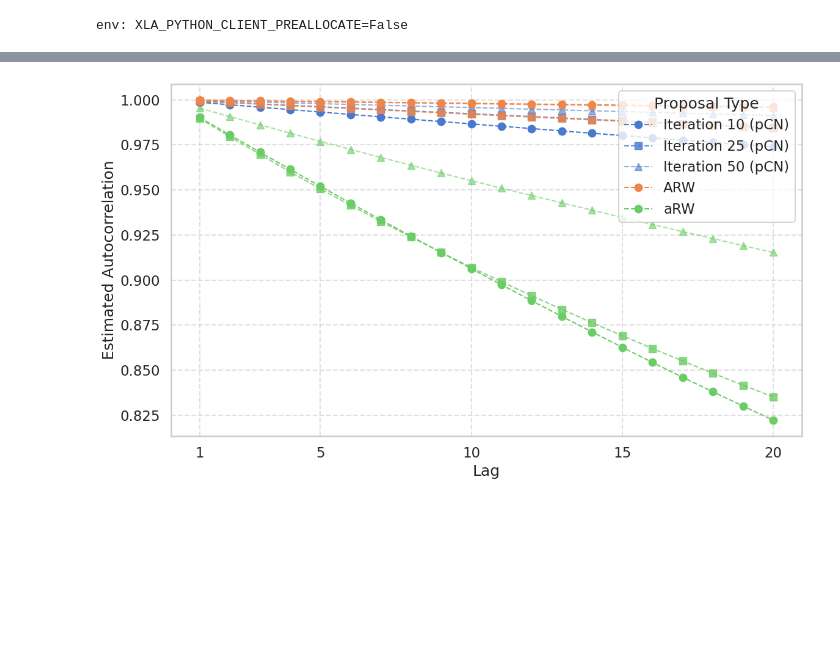
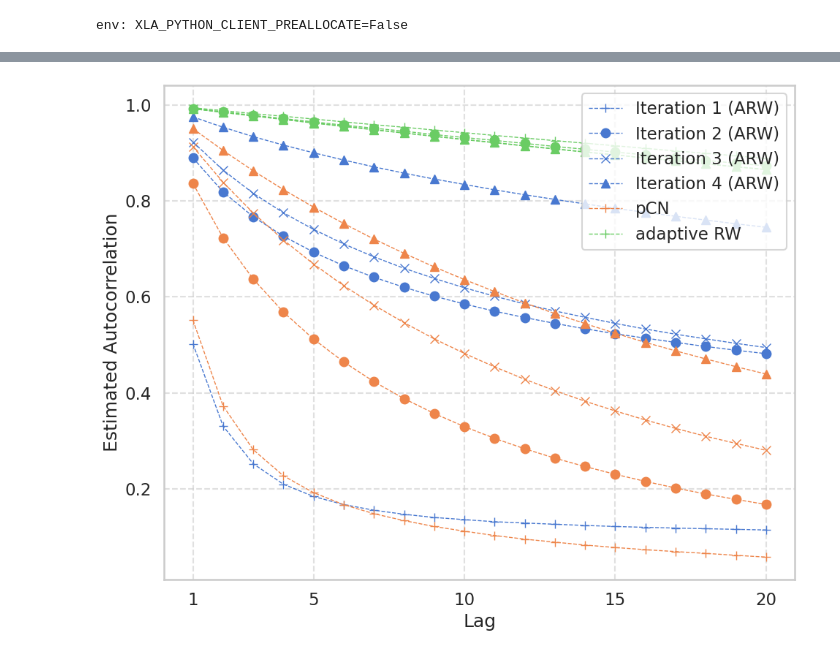
Before and after one commit to ylefay/adaptive_smc_tempering, a Jupyter notebook: adaptive_smc/experiments_bis/comparison/logistic_regression/Sonar/ACF.ipynb, the cells around one changed output, grey strips where cells are left out. Drawn from its saved outputs; the diff is of its cells as text; code cells hidden in the pictures; blank space fills up the shorter version.

```diff
--- a/adaptive_smc/experiments_bis/comparison/logistic_regression/Sonar/ACF.ipynb
+++ b/adaptive_smc/experiments_bis/comparison/logistic_regression/Sonar/ACF.ipynb
@@ -39,9 +48,12 @@ PKLs_titles[1]
 # %%
-import matplotlib.pyplot as plt
-import numpy as np
+"""
+Only if ~MARGINAL.
+"""
+max_lag = 10
 
 colors = ["blue", "orange", "green"]
-alphas = [1., 0.5, 0.25]
+ls = ["--", "-.", ":"]
+alphas = [1., 0.5]
 component_idx = 2
 
 plt.figure(figsize=(12, 7))
@@ -49,21 +61,22 @@ plt.figure(figsize=(12, 7))
 for p_idx, proposal in enumerate(idx_proposal):
     max_temp_idx = min(12, max([jnp.min(jnp.argwhere(PKLs[idx]['res'][6] == 1), axis=0)[1] for idx in idx_proposal[proposal]]))
     samples = jnp.concatenate([PKLs[idx]['res'][0][:,:,0, ..., component_idx, jnp.newaxis] for idx in idx_proposal[proposal]], axis=0)
-    acfs = acf2(samples)[..., 0, 0]
-    for idx_it, it in enumerate([1, 5, 10]):
+    acfs = correct_acf(samples, max_lag)[..., 0, 0]
+    for idx_it, it in enumerate([1, 5]):
         marker = ['o', 's', '^'][idx_it % 3]  # Use different markers for clarity
-        plt.plot(np.arange(1, 21), acfs[:, it],
+        plt.plot(np.arange(1, max_lag+1), acfs[:, it],
                  marker=marker,
                  label=f"Iteration {it} ({proposal})" if p_idx == 0 else f"{proposal}" if idx_it==0 else None,
                  color=colors[p_idx],
                  alpha=alphas[idx_it],
+                 linestyle=ls[idx_it],
                  linewidth=1.5)
 
 # Beautify plot
 plt.xlabel("Lag", fontsize=12)
 plt.ylabel("Estimated Autocorrelation", fontsize=12)
 #plt.title("Autocorrelation Function by Proposal and Iteration", fontsize=13)
-plt.xticks(ticks=np.arange(1, 20, 1))  # Only integer x-ticks
+plt.xticks(ticks=np.arange(1, max_lag+1, 1))  # Only integer x-ticks
 plt.grid(True, linestyle='--', alpha=0.6)
 plt.legend(fontsize=10, loc='upper right')
 plt.tight_layout()
@@ -89,57 +89,63 @@ for proposal in idx_proposal:
             print(idx)
             print(PKL_titles[idx])
 # %%
-import matplotlib.pyplot as plt
-import seaborn as sns
-import numpy as np
-
 LAG = 20 # from 1 to 20
 xticks = np.arange(1, LAG+1)
 display_x_ticks = np.concatenate([[1], np.arange(5, LAG+1, 5)])
 
-# if there are too many dimension, we can restrict the samples to the marginal of the component of interest,
+# if there are too many dimension, we can restrict the samples
+# to the marginal of the component of interest,
 # and compute the acf for the marginal samplers
-MARGINAL = True
+
+MARGINAL_ACF = True
+MARGINAL_ACF += LOAD_MARGINAL
+ACF_COMPONENT_IDX = 1
+
+if ACF_COMPONENT_IDX != LOAD_COMPONENT_IDX and LOAD_MARGINAL:
+    raise Exception("You cannot compute the ACF on a discarded component")
+
+
 
 # Match Seaborn style
 sns.set(style='whitegrid', context='talk', palette='muted')
 
 colors = sns.color_palette('muted')[:3]
-alphas = [1., 0.8, 0.6]
-component_idx = 5
+alphas = [1.0, 1.0, 1.0, 1.0]
 
-
-plt.figure(figsize=(12, 7))
+plt.figure(figsize=(10, 8))
 
 for p_idx, proposal in enumerate(idx_proposal):
-    if MARGINAL:
+    if MARGINAL_ACF and not LOAD_MARGINAL:
         samples = jnp.concatenate([PKLs[idx]['res'][0][:,:,0, ..., component_idx, jnp.newaxis] for idx in idx_proposal[proposal]], axis=0) # tricks to avoid computing full acf since we are interested only in diagonal terms
-        acfs = acf2(samples, max_order=LAG)[..., 0, 0]
+        acfs = correct_acf(samples, max_order=LAG)[..., 0, 0]
+    elif LOAD_MARGINAL:
+        samples = jnp.concatenate([PKLs[idx]['res'][0][:,:,0, ...] for idx in idx_proposal[proposal]], axis=0) # tricks to avoid computing full acf since we are interested only in diagonal terms
+        acfs = correct_acf(samples, max_order=LAG)[..., 0, 0]
     else:
         samples = jnp.concatenate([PKLs[idx]['res'][0][:,:,0] for idx in idx_proposal[proposal]], axis=0)
-        acfs = acf2(samples, max_order=LAG)[..., component_idx, component_idx]
-    for idx_it, it in enumerate([10, 25, 50]):
-        marker = ['o', 's', '^'][idx_it % 3]
+        acfs = correct_acf(samples, max_order=LAG)[..., component_idx, component_idx]
+    for idx_it, it in enumerate([1, 2, 3, 4]):
+        marker = ['+', 'o', 'x', '^'][idx_it % 4]
         label = f"Iteration {it} ({proposal})" if p_idx == 0 else f"{proposal}" if idx_it == 0 else None
         plt.plot(xticks, acfs[:, it],
                  marker=marker,
                  label=label,
                  color=colors[p_idx],
                  alpha=alphas[idx_it],
-                 linewidth=1.5,
+                 linewidth=1,
                  linestyle="--")
 
 # Beautify to match boxplot
 plt.xlabel("Lag")
 plt.ylabel("Estimated Autocorrelation")
 plt.xticks(ticks=display_x_ticks)
-plt.legend(title='Proposal Type', loc='upper right')
+plt.legend(loc='upper right')
 
 plt.grid(True, linestyle='--', alpha=0.6)
 
 
 plt.tight_layout()
 plt.savefig(DIR + "ACF.pdf", dpi=300)
 plt.show()
 # %% [output]
-[figure, old version]
+[figure, new version]
```
Also changed, not shown: parts of 10 cells of this notebook, 9 other files.
